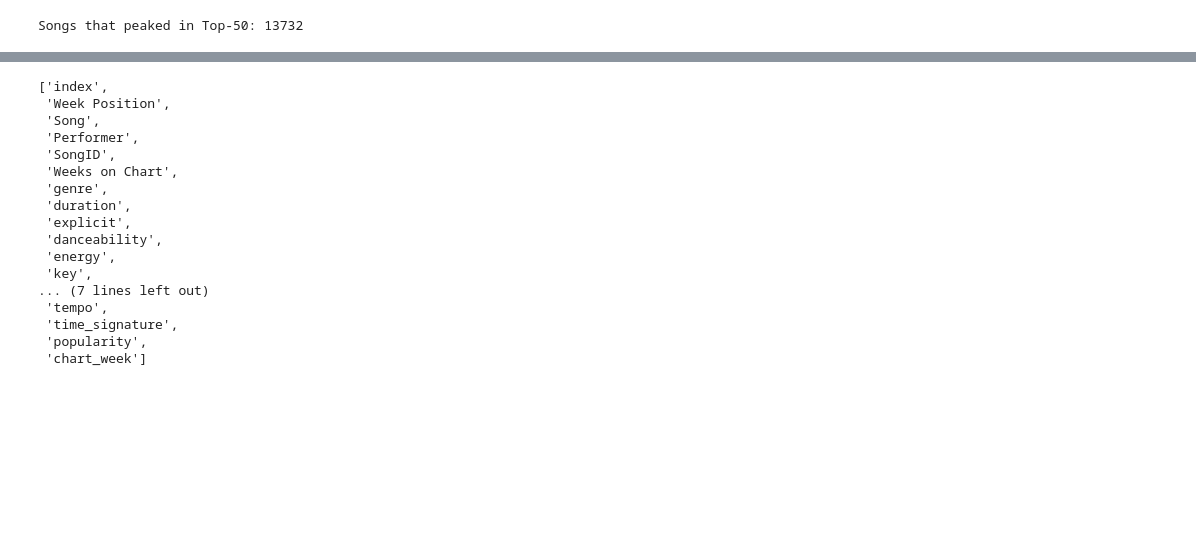
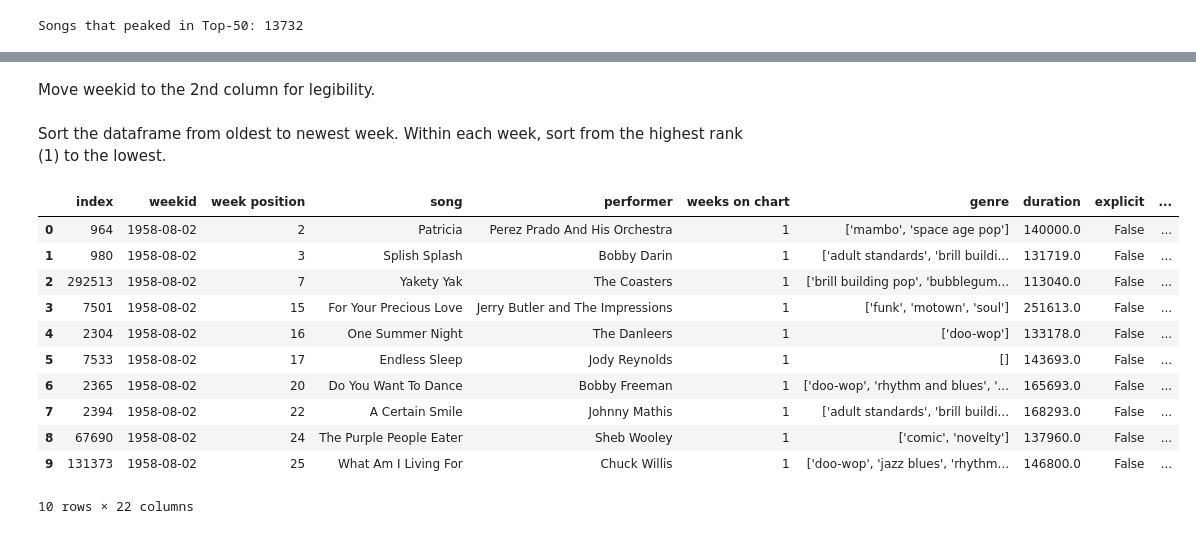
Before and after one commit to andyy-liu/billboard-audio-trends, a Jupyter notebook: notebooks/01_load_and_merge.ipynb, the cells around one changed output, grey strips where cells are left out. Cells and saved outputs as stored; diff of their text form; code cells hidden in the pictures; blank space fills up the shorter version.

Commit message:
finished data cleanup

```diff
--- a/notebooks/01_load_and_merge.ipynb
+++ b/notebooks/01_load_and_merge.ipynb
@@ -80,2 +34,0 @@ keep_cols = ['index_chart',
-# %%
-merged = merged[keep_cols].copy()
@@ -165,6 +84,25 @@ peak_top50.head(3)
 # %%
-peak_top50.drop(['WeekID', 'Instance', 'Peak Position', 'spotify_track_album'], axis=1, inplace=True)
-peak_top50.rename(columns={'index_chart': 'index', 'SongID_chart' : 'SongID', 'spotify_genre' : 'genre',
- 'spotify_track_duration_ms' : 'duration',
- 'spotify_track_explicit' : 'explicit', 'spotify_track_popularity' : 'popularity'
- }, inplace=True)
+cols_to_drop = [
+    "url", "Instance", "Previous Week Position", "Peak Position",
+    "index_feat", "SongID_chart", "SongID_feat",
+    "spotify_track_id", "spotify_track_preview_url",
+    "spotify_track_album", "WeekID"
+]
+
+peak_top50 = peak_top50.drop(columns=cols_to_drop, errors="ignore")
+
+rename_map = {
+    "index_chart": "index",
+    "chart_week": "weekID",
+    "spotify_genre": "genre",
+    "spotify_track_explicit": "explicit",
+    "spotify_track_duration_ms": "duration",
+    "spotify_track_popularity" : "popularity"
+}
+
+peak_top50 = peak_top50.rename(columns=rename_map)
+
+peak_top50.columns = [c.lower() for c in peak_top50.columns]
+
+print(peak_top50.columns.tolist())
+peak_top50.head(3)
@@ -171,21 +116,29 @@ peak_top50.rename(columns={'index_chart': 'index', 'SongID_chart' : 'SongID', 's
+# %% [markdown]
+Move weekid to the 2nd column for legibility.
 # %%
-peak_top50.head(3)
-peak_top50.columns.tolist()
+cols = peak_top50.columns.tolist()  # get current column order
+cols.remove("weekid")                # temporarily remove it
+cols.insert(1, "weekid")             # re-insert at position 1 (2nd place)
+peak_top50 = peak_top50[cols]        # reorder DataFrame
-# %% [output]
-['index',
- 'Week Position',
- 'Song',
- 'Performer',
- 'SongID',
- 'Weeks on Chart',
- 'genre',
- 'duration',
- 'explicit',
- 'danceability',
- 'energy',
- 'key',
-... (7 lines left out)
- 'tempo',
- 'time_signature',
- 'popularity',
- 'chart_week']
+# %% [markdown]
+Sort the dataframe from oldest to newest week. Within each week, sort from the highest rank (1) to the lowest.
+# %%
+peak_top50 = peak_top50.sort_values(
+    by=["weekid", "week position"],
+    ascending=[True, True]
+).reset_index(drop=True)
+# %%
+peak_top50.head(10)
+# %% [output]
+|  | index | weekid | week position | song | performer | weeks on chart | genre | duration | explicit | ... |
+| 0 | 964 | 1958-08-02 | 2 | Patricia | Perez Prado And His Orchestra | 1 | ['mambo', 'space age pop'] | 140000.0 | False | ... |
+| 1 | 980 | 1958-08-02 | 3 | Splish Splash | Bobby Darin | 1 | ['adult standards', 'brill buildi... | 131719.0 | False | ... |
+| 2 | 292513 | 1958-08-02 | 7 | Yakety Yak | The Coasters | 1 | ['brill building pop', 'bubblegum... | 113040.0 | False | ... |
+| 3 | 7501 | 1958-08-02 | 15 | For Your Precious Love | Jerry Butler and The Impressions | 1 | ['funk', 'motown', 'soul'] | 251613.0 | False | ... |
+| 4 | 2304 | 1958-08-02 | 16 | One Summer Night | The Danleers | 1 | ['doo-wop'] | 133178.0 | False | ... |
+| 5 | 7533 | 1958-08-02 | 17 | Endless Sleep | Jody Reynolds | 1 | [] | 143693.0 | False | ... |
+| 6 | 2365 | 1958-08-02 | 20 | Do You Want To Dance | Bobby Freeman | 1 | ['doo-wop', 'rhythm and blues', '... | 165693.0 | False | ... |
+| 7 | 2394 | 1958-08-02 | 22 | A Certain Smile | Johnny Mathis | 1 | ['adult standards', 'brill buildi... | 168293.0 | False | ... |
+| 8 | 67690 | 1958-08-02 | 24 | The Purple People Eater | Sheb Wooley | 1 | ['comic', 'novelty'] | 137960.0 | False | ... |
+| 9 | 131373 | 1958-08-02 | 25 | What Am I Living For | Chuck Willis | 1 | ['doo-wop', 'jazz blues', 'rhythm... | 146800.0 | False | ... |
+10 rows × 22 columns
```
Also changed, not shown: parts of 12 cells of this notebook.
